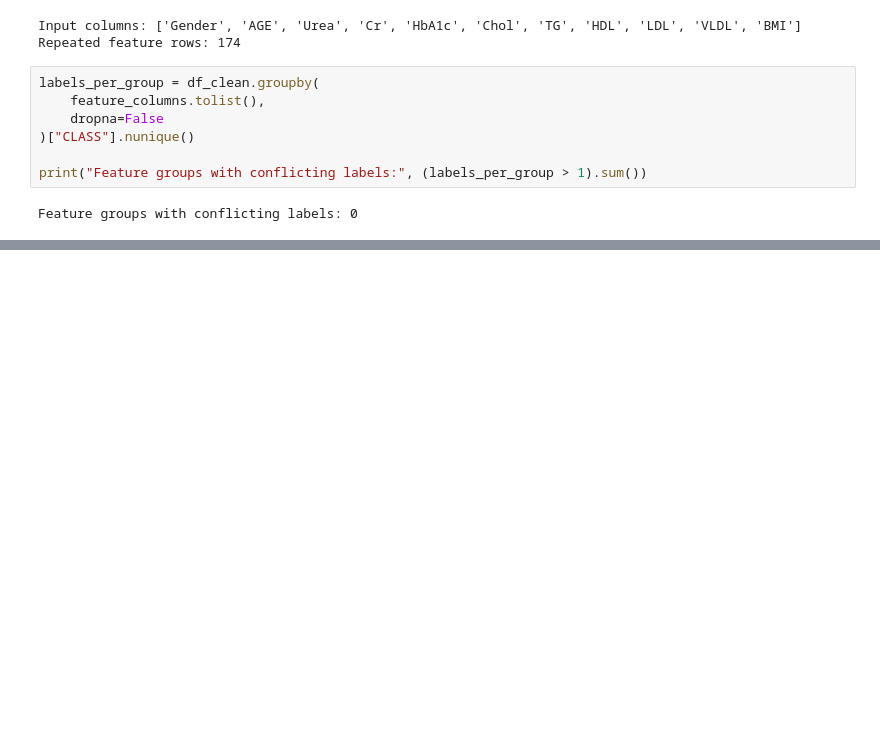
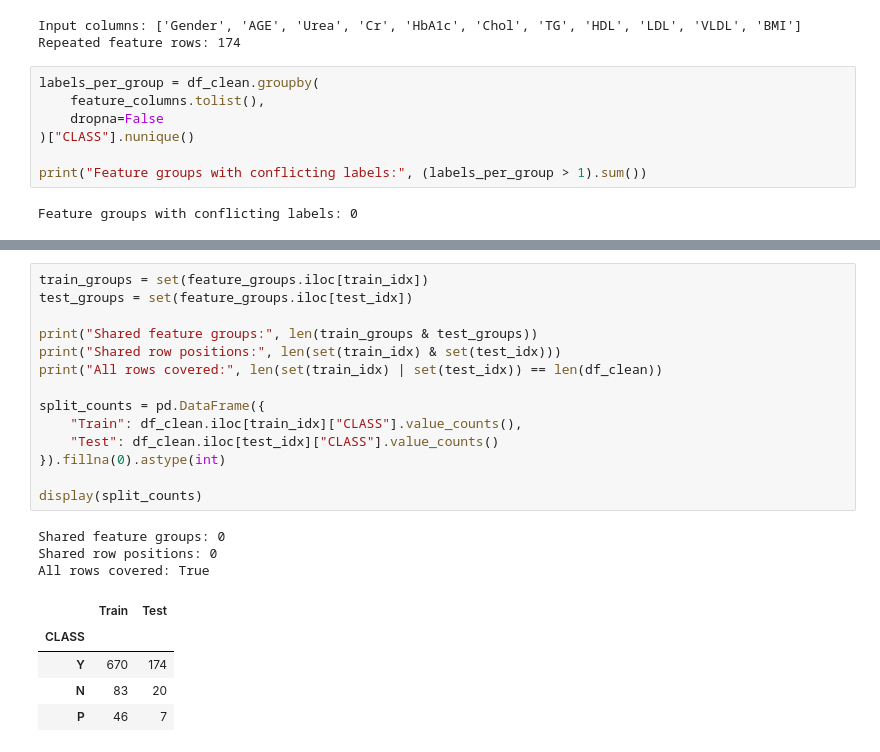
Before and after one commit to nihal8866/diabetes-classification-clustering, a Jupyter notebook: notebooks/01_diabetes_analysis.ipynb, the cells around one changed output, grey strips where cells are left out. Cells and saved outputs as stored; diff of their text form; blank space fills up the shorter version.

```diff
--- a/notebooks/01_diabetes_analysis.ipynb
+++ b/notebooks/01_diabetes_analysis.ipynb
@@ -270,0 +308,23 @@ Feature groups with conflicting labels: 0
+# %%
+train_groups = set(feature_groups.iloc[train_idx])
+test_groups = set(feature_groups.iloc[test_idx])
+
+print("Shared feature groups:", len(train_groups & test_groups))
+print("Shared row positions:", len(set(train_idx) & set(test_idx)))
+print("All rows covered:", len(set(train_idx) | set(test_idx)) == len(df_clean))
+
+split_counts = pd.DataFrame({
+    "Train": df_clean.iloc[train_idx]["CLASS"].value_counts(),
+    "Test": df_clean.iloc[test_idx]["CLASS"].value_counts()
+}).fillna(0).astype(int)
+
+display(split_counts)
+# %% [output]
+Shared feature groups: 0
+Shared row positions: 0
+All rows covered: True
+|  | Train | Test |
+| CLASS |  |  |
+| Y | 670 | 174 |
+| N | 83 | 20 |
+| P | 46 | 7 |
```
Also changed, not shown: parts of 15 cells of this notebook, 1 other file.
